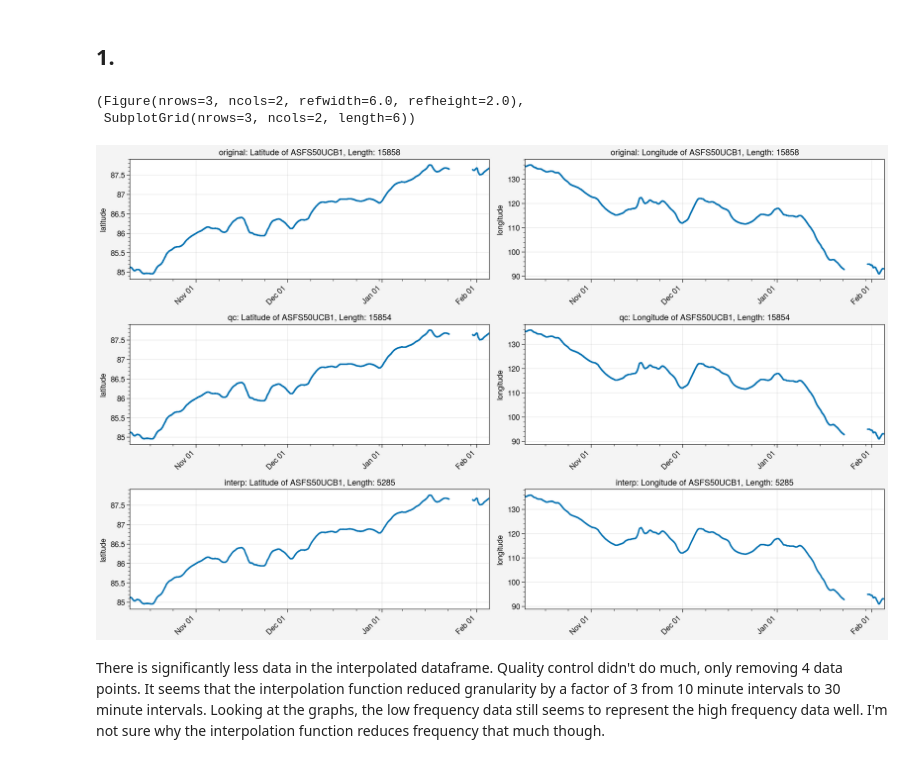
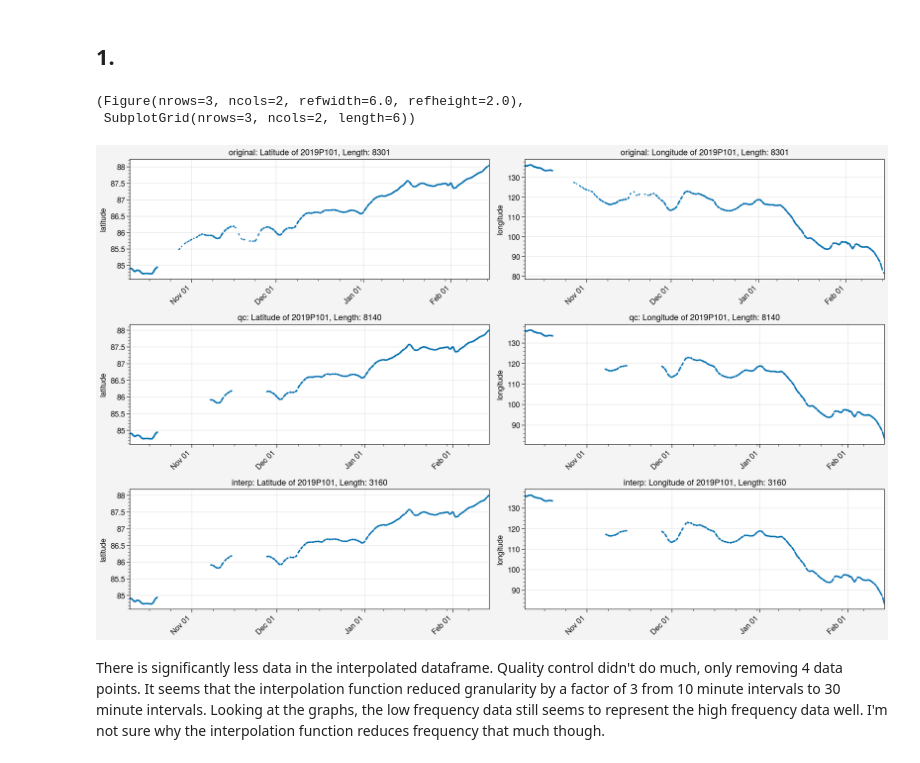
Before and after one commit to awang343/uncertainty-quantification-sea-ice, a Jupyter notebook: notebooks/Buoy Processing.ipynb, the cells around one changed output. Drawn from its saved outputs; the diff is of its cells as text; code cells hidden in the pictures.

```diff
--- a/notebooks/Buoy Processing.ipynb
+++ b/notebooks/Buoy Processing.ipynb
@@ -70,12 +70,12 @@ To get more familiar with the data, try the following tasks.
 ## 1.
 # %%
 # print(metadata[metadata['Calculated Frequency'] == '30min'].index)
-buoy_data("ASFS50UCB1")
-graph_data("ASFS50UCB1")
+buoy_data("2019P101")
+graph_data("2019P101")
 # %% [output]
 (Figure(nrows=3, ncols=2, refwidth=6.0, refheight=2.0),
  SubplotGrid(nrows=3, ncols=2, length=6))
-[figure, old version]
+[figure, new version]
 # %% [markdown]
 There is significantly less data in the interpolated dataframe. Quality control didn't do much, only removing 4 data points. It seems that the interpolation function reduced granularity by a factor of 3 from 10 minute intervals to 30 minute intervals. Looking at the graphs, the low frequency data still seems to represent the high frequency data well. I'm not sure why the interpolation function reduces frequency that much though.
 # %% [markdown]
```
Also changed, not shown: parts of 2 cells of this notebook, 4 other files.
